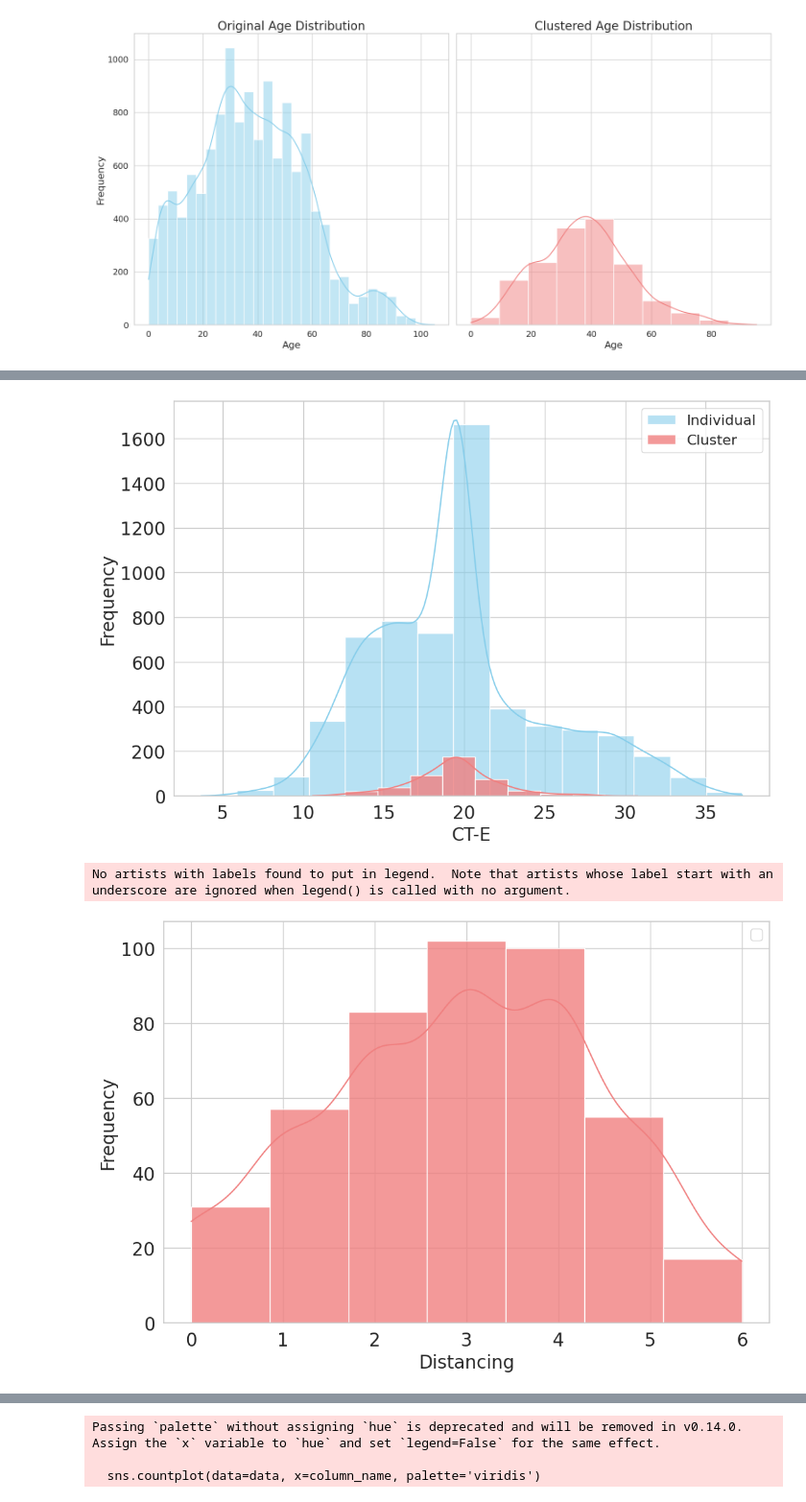
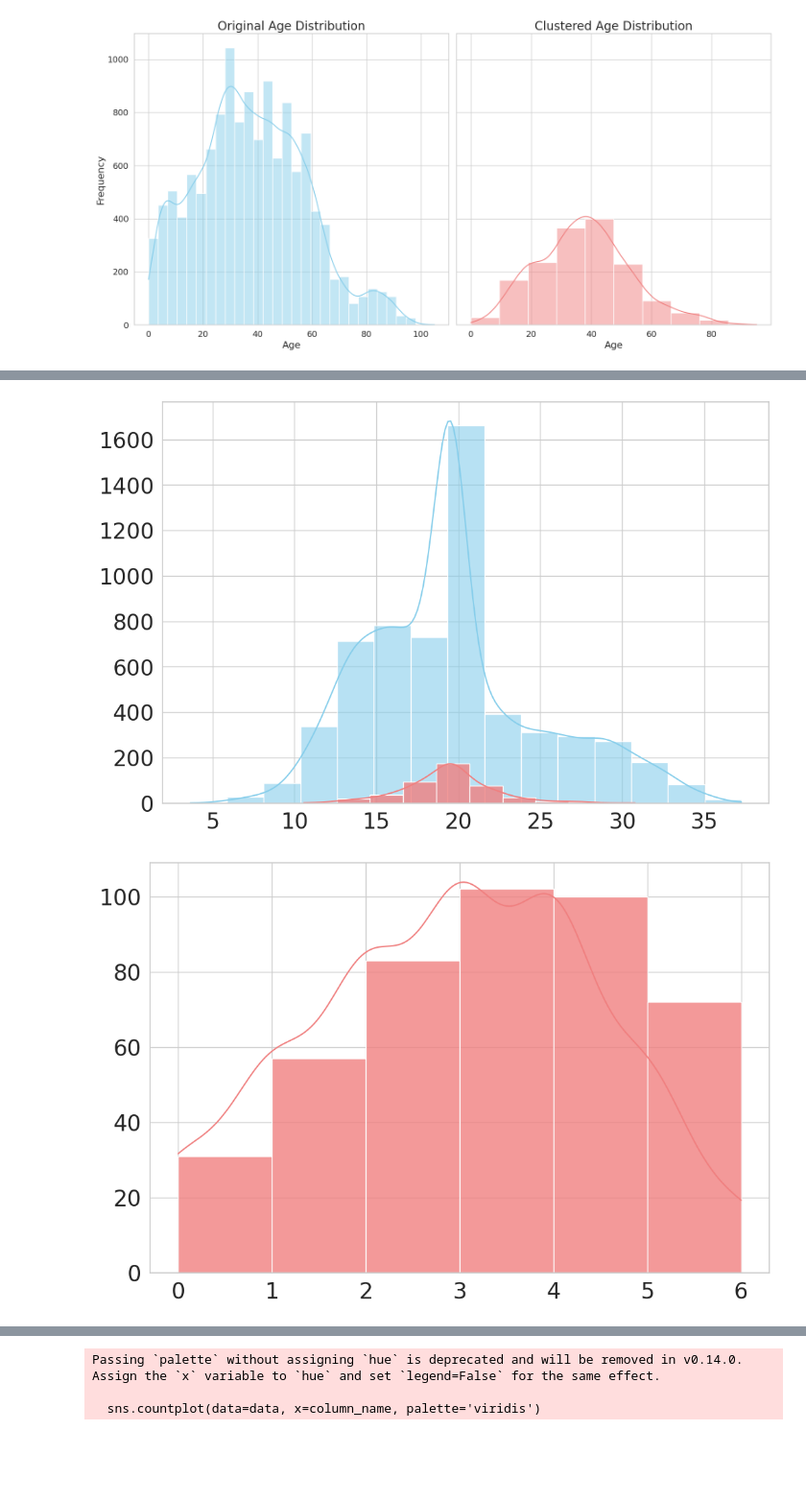
Before and after one commit to MLAI-Yonsei/CEVT, a Jupyter notebook: data/data_stats.ipynb, the cells around one changed output, grey strips where cells are left out. Shown at 96% size. Drawn from its saved outputs; the diff is of its cells as text; code cells hidden in the pictures; blank space fills up the shorter version.

```diff
--- a/data/data_stats.ipynb
+++ b/data/data_stats.ipynb
@@ -234,13 +233,13 @@ sns.histplot(original_CT_E_distribution, bins=15, kde=True, color='skyblue', lab
 sns.histplot(cluster_CT_E_distribution, bins=10, kde=True, color='lightcoral', label='Cluster', alpha=0.8)
 
 # Adding titles and labels with appropriate font sizes
-plt.xlabel('CT-E', fontsize=20)
-plt.ylabel('Frequency', fontsize=20)
-plt.xticks(fontsize=20)
-plt.yticks(fontsize=20)
+plt.xlabel('', fontsize=20)
+plt.ylabel('', fontsize=20)
+plt.xticks(fontsize=24)
+plt.yticks(fontsize=24)
 
 # Add a legend to distinguish between the two distributions
-plt.legend(fontsize=16)
+# plt.legend(fontsize=16)
 
 # # Save the plot as a high-resolution imCT_E
 output_plot_path = './figures/CT_E_distribution.png'
@@ -249,7 +248,7 @@ plt.savefig(output_plot_path, dpi=300, bbox_inches='tight')
 # Display the plot
 plt.show()
 # %% [output]
-[figure, old version]
+[figure, new version]
 # %%
 import pandas as pd
 import matplotlib.pyplot as plt
@@ -257,41 +256,40 @@ import seaborn as sns
 
 # Load the dataset
 file_path = './data_task.csv'
 df = pd.read_csv(file_path)
 
 # Step 1: Compute the original distribution of 'dis'
 original_dis_distribution = df['dis']
 
 # Step 2: Compute the averdis 'dis' for each cluster
 categorical_columns = ['gender', 'is_korean', 'primary case', 'job_idx', 'rep_idx', 'place_idx', 'add_idx']
 df_numerical = df.drop(columns=categorical_columns)
 cluster_means = df_numerical.groupby('cluster').mean().reset_index()
 cluster_dis_distribution = cluster_means['dis']
 
 # Step 3: Plot both distributions on the same axis
 plt.figure(figsize=(12, 8))
 
 # Plot the clustered dis distribution
-sns.histplot(cluster_dis_distribution, bins=7, kde=True, color='lightcoral',  alpha=0.8)
+sns.histplot(cluster_dis_distribution, bins=6, kde=True, color='lightcoral',  alpha=0.8)
 
 # Adding titles and labels with appropriate font sizes
-plt.xlabel('Distancing', fontsize=20)
-plt.ylabel('Frequency', fontsize=20)
-plt.xticks(fontsize=20)
-plt.yticks(fontsize=20)
+plt.xlabel('', fontsize=20)
+plt.ylabel('', fontsize=20)
+plt.xticks(fontsize=24)
+plt.yticks(fontsize=24)
 
 # Add a legend to distinguish between the two distributions
-plt.legend(fontsize=16)
+# plt.legend(fontsize=16)
 
 # # Save the plot as a high-resolution imdis
 output_plot_path = './figures/dis_distribution.png'
 plt.savefig(output_plot_path, dpi=300, bbox_inches='tight')
 
 # Display the plot
 plt.show()
 # %% [output]
-No artists with labels found to put in legend.  Note that artists whose label start with an underscore are ignored when legend() is called with no argument.
-[figure, old version]
+[figure, new version]
 # %%
 import pandas as pd
 import matplotlib.pyplot as plt
```
Also changed, not shown: parts of 6 cells of this notebook, 54 other files.
